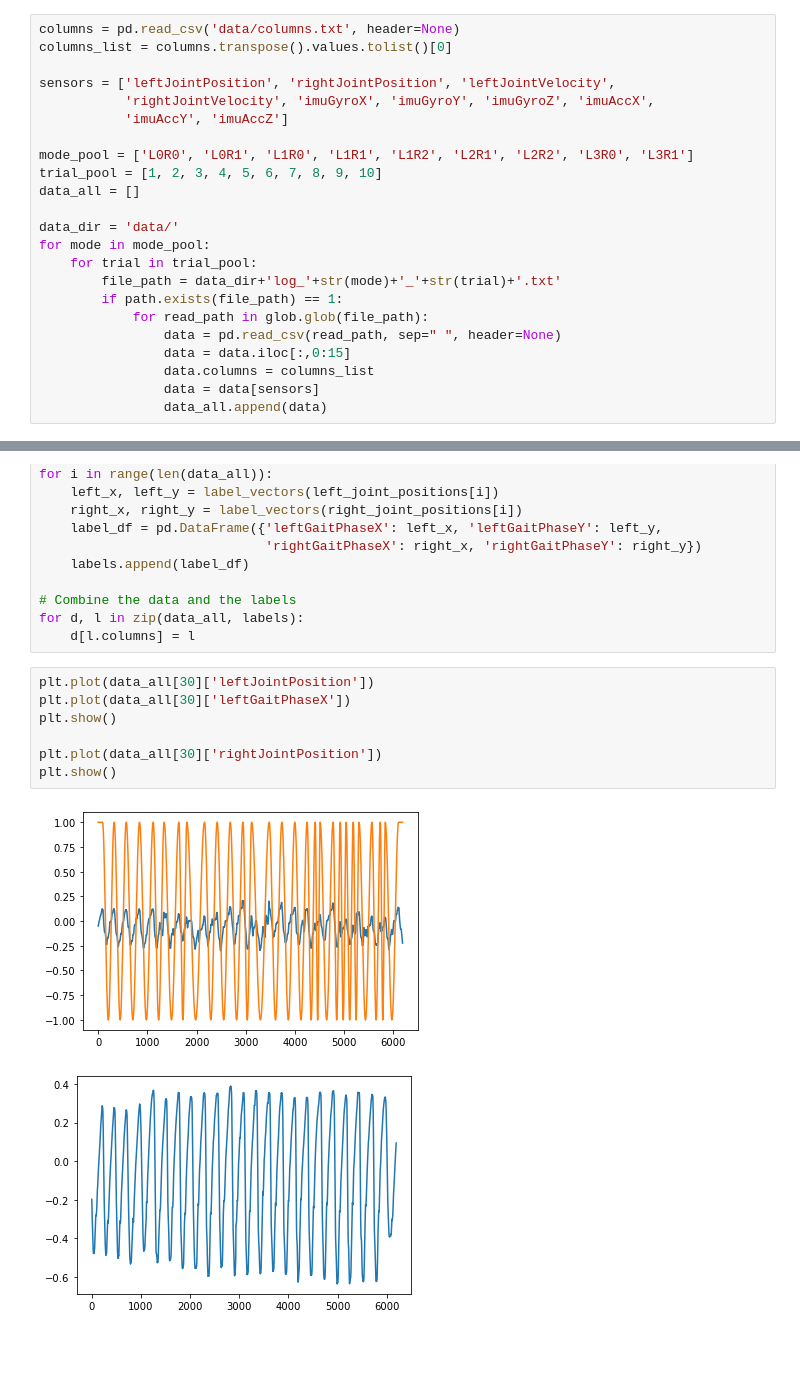
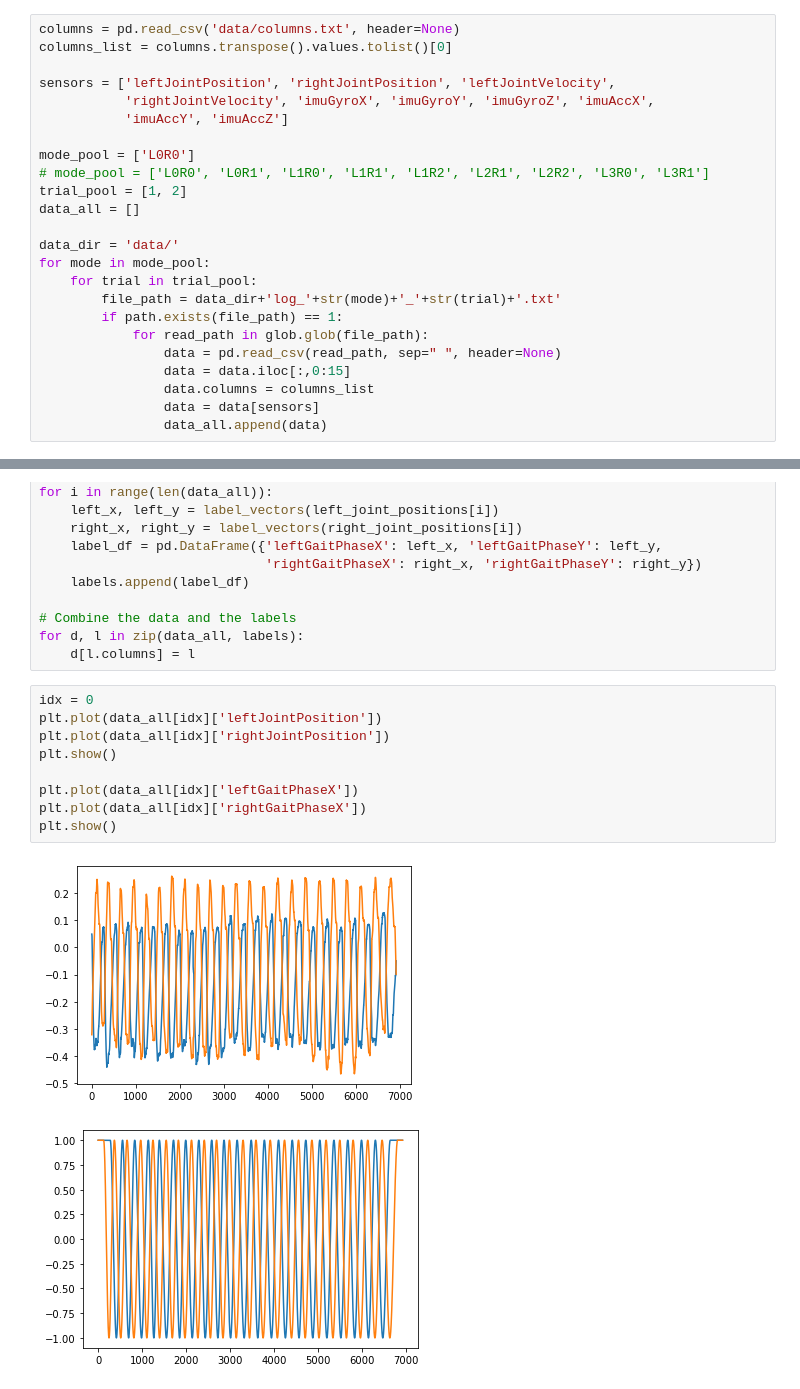
Before and after one commit to inseungkang/HipExo_GaitPhaseEstimation, a Jupyter notebook: Process Data.ipynb, the cells around one changed output, grey strips where cells are left out. Cells and saved outputs as stored; diff of their text form; blank space fills up the shorter version.

```diff
--- a/Process Data.ipynb
+++ b/Process Data.ipynb
@@ -18,8 +22,9 @@ sensors = ['leftJointPosition', 'rightJointPosition', 'leftJointVelocity',
            'rightJointVelocity', 'imuGyroX', 'imuGyroY', 'imuGyroZ', 'imuAccX',
            'imuAccY', 'imuAccZ']
 
-mode_pool = ['L0R0', 'L0R1', 'L1R0', 'L1R1', 'L1R2', 'L2R1', 'L2R2', 'L3R0', 'L3R1']
-trial_pool = [1, 2, 3, 4, 5, 6, 7, 8, 9, 10]
+mode_pool = ['L0R0']
+# mode_pool = ['L0R0', 'L0R1', 'L1R0', 'L1R1', 'L1R2', 'L2R1', 'L2R2', 'L3R0', 'L3R1']
+trial_pool = [1, 2]
 data_all = []
 
 data_dir = 'data/'
@@ -48,12 +53,14 @@ for i in range(len(data_all)):
 for d, l in zip(data_all, labels):
     d[l.columns] = l
 # %%
-plt.plot(data_all[30]['leftJointPosition'])
-plt.plot(data_all[30]['leftGaitPhaseX'])
+idx = 0
+plt.plot(data_all[idx]['leftJointPosition'])
+plt.plot(data_all[idx]['rightJointPosition'])
 plt.show()
 
-plt.plot(data_all[30]['rightJointPosition'])
+plt.plot(data_all[idx]['leftGaitPhaseX'])
+plt.plot(data_all[idx]['rightGaitPhaseX'])
 plt.show()
 # %% [output]
-[figure, old version]
+[figure, new version]
-[figure, old version]
+[figure, new version]
```
Also changed, not shown: parts of 5 cells of this notebook, 1 other file.
